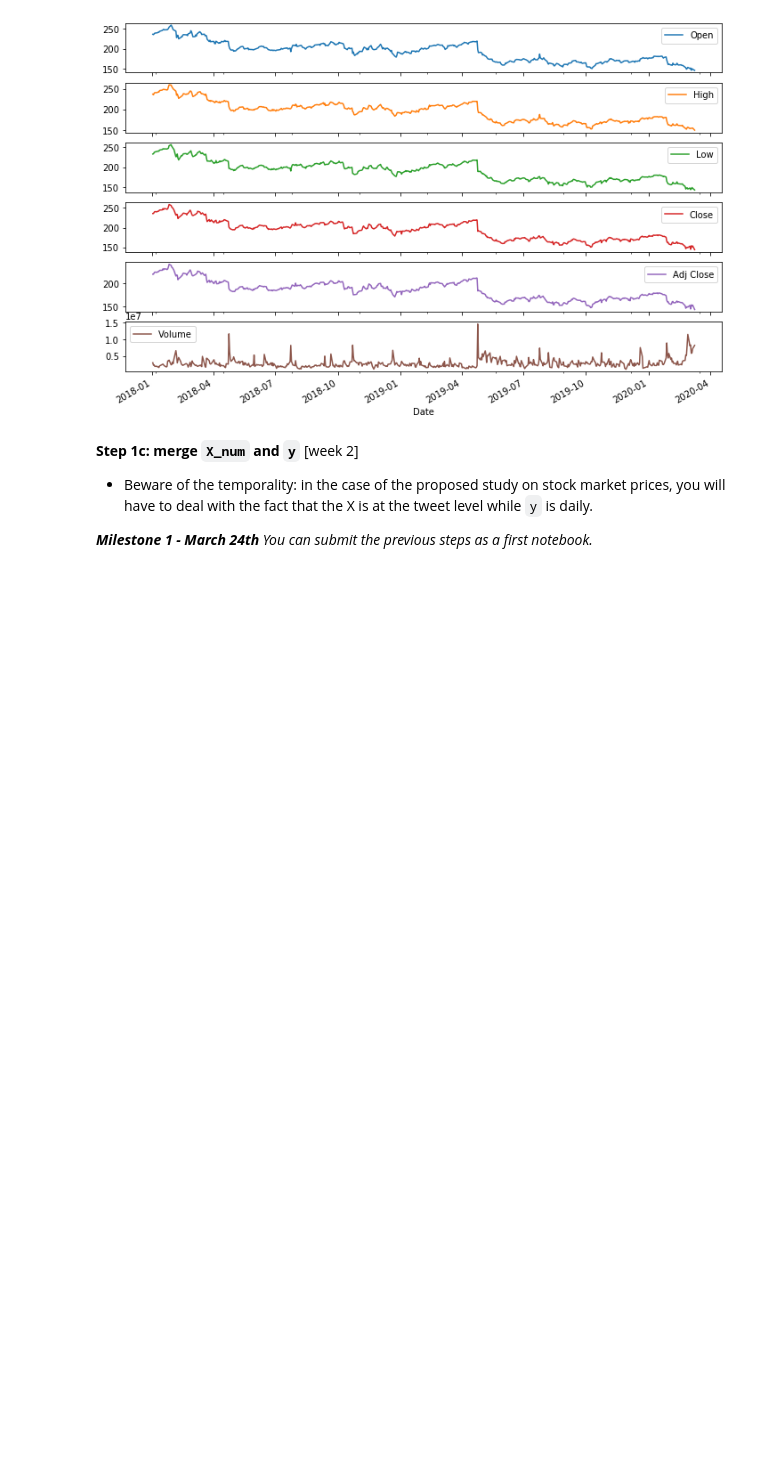
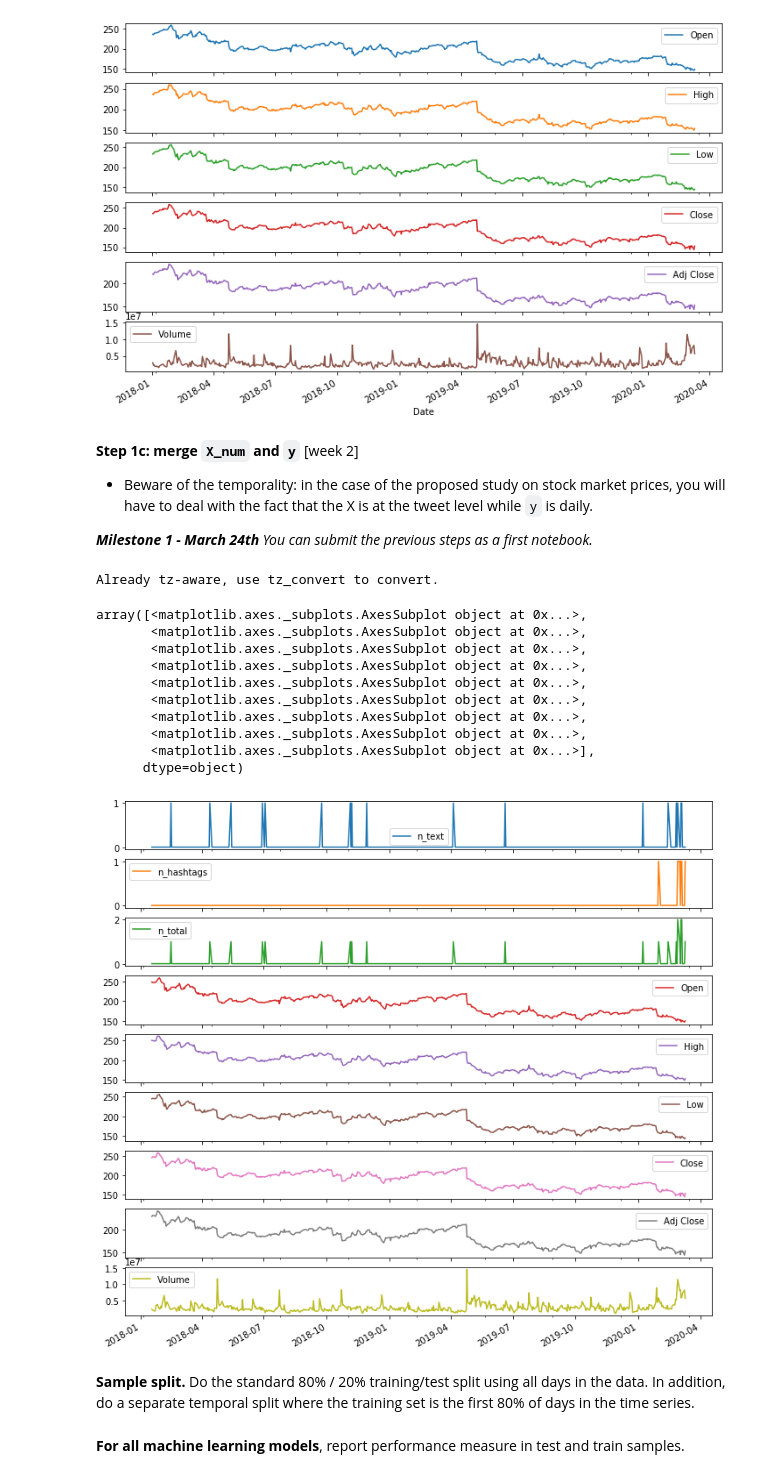
Before and after one commit to derpyninja/big_data_policy_2020, a Jupyter notebook: homeworks/hw1.ipynb, the cells around one changed output. Drawn from its saved outputs; the diff is of its cells as text; code cells hidden in the pictures; blank space fills up the shorter version.

```diff
--- a/homeworks/hw1.ipynb
+++ b/homeworks/hw1.ipynb
@@ -360,19 +332,31 @@ def read_data(infile, parse_col, date_str='%Y-%m-%d', sep=','):
     data = data.drop(labels=parse_col, axis=1)
     return data
 
-# fetch stock market data for 3M
-def fetch_stock_data(company, start, end):
-    stock_data = yf.download("MMM", start="2018-01-01", end="2020-03-10", period='1d')
-    stock_data.to_csv('yahoofinance_{}_{}_{}.csv'.format(company, start, end),
-                      sep=';')
-    return stock_data
+#
+def fetch_stock_data(ticker, start, end, period="1d", save=True):
+    """fetch stock market data for 3M"""
+    stock_data = yf.download(tickers=ticker,
+                             # start coincides with start of 3M twitter account
+                             start=start,
+                             end=end,
+                             period=period)
+    if save:
+        stock_data.to_csv('yahoofinance_{}_{}_{}.csv'.format(
+            ticker, start, end), sep=';')
+        return stock_data
+    else:
+        return stock_data
 
-# do fetch
-stock_data = fetch_stock_data(company="MMM", start= "2018-01-01", end="2020-03-10")
+
+# fetch 3M data
+stock_data = fetch_stock_data(ticker="MMM",
+                              start= "2018-01-01",
+                              end="{}".format(np.datetime64('today', 'D')),
+                              save=True)
 
 # read data
-stock_data = read_data(infile="3M_yahoofinance_20180101_20200310.csv",
-                       parse_col="Date", sep=';')
+stock_data = read_data(infile="yahoofinance_MMM_2018-01-01_{}.csv".format(
+    np.datetime64('today', 'D')), parse_col="Date", sep=';')
 stock_data.plot(subplots=True, figsize=(12,8))
 # %% [output]
 [*********************100%***********************]  1 of 1 completed
@@ -389,3 +373,26 @@ array([<matplotlib.axes._subplots.AxesSubplot object at 0x...>,
 - Beware of the temporality: in the case of the proposed study on stock market prices, you will have to deal with the fact that the X is at the tweet level while `y` is daily.
 
 ***Milestone 1 - March 24th*** *You can submit the previous steps as a first notebook.*
+# %%
+try:
+    stock_data.index = stock_data.index.tz_localize('UTC')
+except TypeError as e:
+    print(e)
+    pass
+
+#stock_data.index = stock_data.index.tz_convert(None)
+df_merged = pd.merge(X_num_daily, stock_data, left_index=True, right_index=True)
+df_merged.plot(subplots=True, figsize=(12,12))
+# %% [output]
+Already tz-aware, use tz_convert to convert.
+array([<matplotlib.axes._subplots.AxesSubplot object at 0x...>,
+       <matplotlib.axes._subplots.AxesSubplot object at 0x...>,
+       <matplotlib.axes._subplots.AxesSubplot object at 0x...>,
+       <matplotlib.axes._subplots.AxesSubplot object at 0x...>,
+       <matplotlib.axes._subplots.AxesSubplot object at 0x...>,
+       <matplotlib.axes._subplots.AxesSubplot object at 0x...>,
+       <matplotlib.axes._subplots.AxesSubplot object at 0x...>,
+       <matplotlib.axes._subplots.AxesSubplot object at 0x...>,
+       <matplotlib.axes._subplots.AxesSubplot object at 0x...>],
+      dtype=object)
+[figure, added]
@@ -391,0 +404,2 @@ array([<matplotlib.axes._subplots.AxesSubplot object at 0x...>,
+# %% [markdown]
+**Sample split.** Do the standard 80% / 20% training/test split using all days in the data. In addition, do a separate temporal split where the training set is the first 80% of days in the time series.
@@ -391,0 +408,2 @@ array([<matplotlib.axes._subplots.AxesSubplot object at 0x...>,
+# %% [markdown]
+**For all machine learning models**, report performance measure in test and train samples.
```
Also changed, not shown: parts of 12 cells of this notebook, 5 other files.
